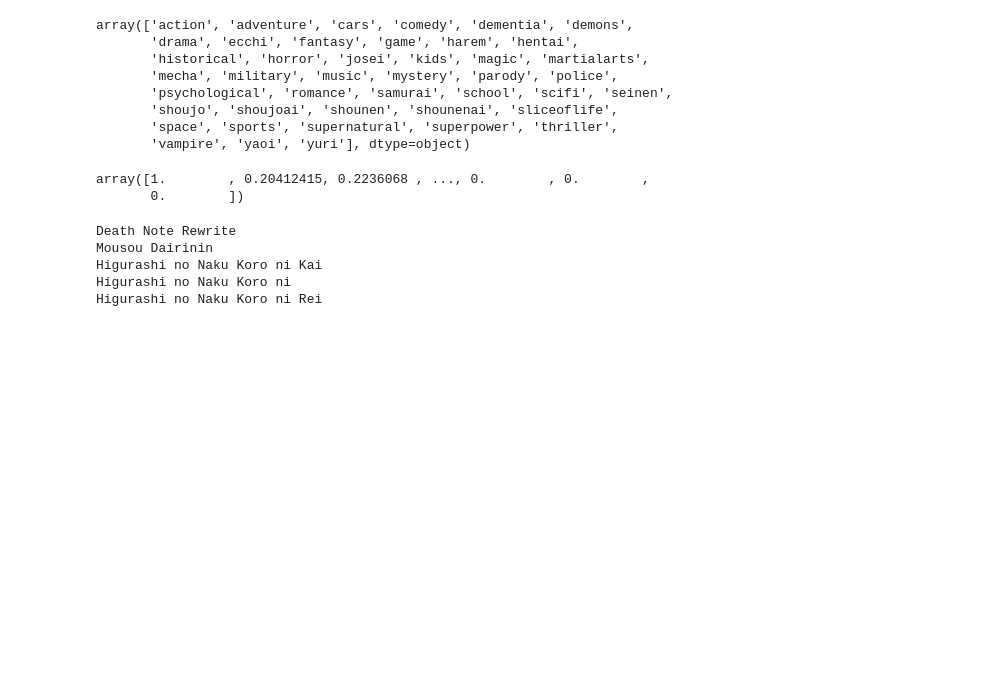
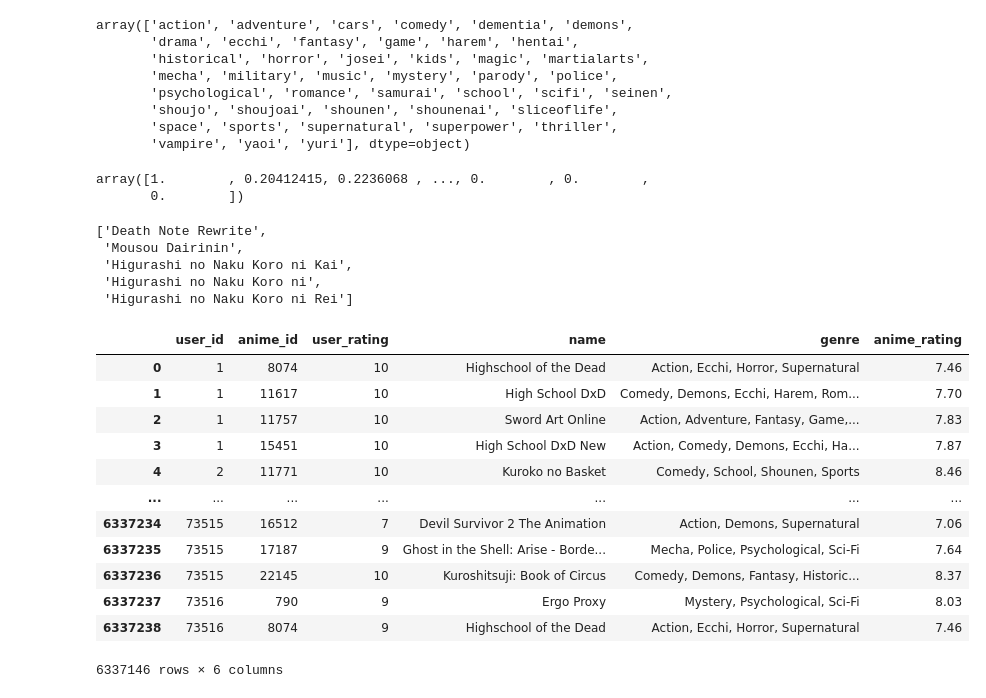
Before and after one commit to Tushar-Dhakrey/anime_recommender, a Jupyter notebook: anime_recommand.ipynb, the cells around one changed output. Drawn from its saved outputs; the diff is of its cells as text; code cells hidden in the pictures; blank space fills up the shorter version.

```diff
--- a/anime_recommand.ipynb
+++ b/anime_recommand.ipynb
@@ -228,8 +236,8 @@ def recommend(anime):
 # %%
-recommend("Death Note")
+recommend_genre("Death Note")
 # %% [output]
-Death Note Rewrite
-Mousou Dairinin
-Higurashi no Naku Koro ni Kai
-Higurashi no Naku Koro ni
-Higurashi no Naku Koro ni Rei
+['Death Note Rewrite',
+ 'Mousou Dairinin',
+ 'Higurashi no Naku Koro ni Kai',
+ 'Higurashi no Naku Koro ni',
+ 'Higurashi no Naku Koro ni Rei']
@@ -235,0 +246,16 @@ Higurashi no Naku Koro ni Rei
+# %%
+df
+# %% [output]
+|  | user_id | anime_id | user_rating | name | genre | anime_rating |
+| 0 | 1 | 8074 | 10 | Highschool of the Dead | Action, Ecchi, Horror, Supernatural | 7.46 |
+| 1 | 1 | 11617 | 10 | High School DxD | Comedy, Demons, Ecchi, Harem, Rom... | 7.70 |
+| 2 | 1 | 11757 | 10 | Sword Art Online | Action, Adventure, Fantasy, Game,... | 7.83 |
+| 3 | 1 | 15451 | 10 | High School DxD New | Action, Comedy, Demons, Ecchi, Ha... | 7.87 |
+| 4 | 2 | 11771 | 10 | Kuroko no Basket | Comedy, School, Shounen, Sports | 8.46 |
+| ... | ... | ... | ... | ... | ... | ... |
+| 6337234 | 73515 | 16512 | 7 | Devil Survivor 2 The Animation | Action, Demons, Supernatural | 7.06 |
+| 6337235 | 73515 | 17187 | 9 | Ghost in the Shell: Arise - Borde... | Mecha, Police, Psychological, Sci-Fi | 7.64 |
+| 6337236 | 73515 | 22145 | 10 | Kuroshitsuji: Book of Circus | Comedy, Demons, Fantasy, Historic... | 8.37 |
+| 6337237 | 73516 | 790 | 9 | Ergo Proxy | Mystery, Psychological, Sci-Fi | 8.03 |
+| 6337238 | 73516 | 8074 | 9 | Highschool of the Dead | Action, Ecchi, Horror, Supernatural | 7.46 |
+6337146 rows × 6 columns
```
Also changed, not shown: parts of 15 cells of this notebook.
